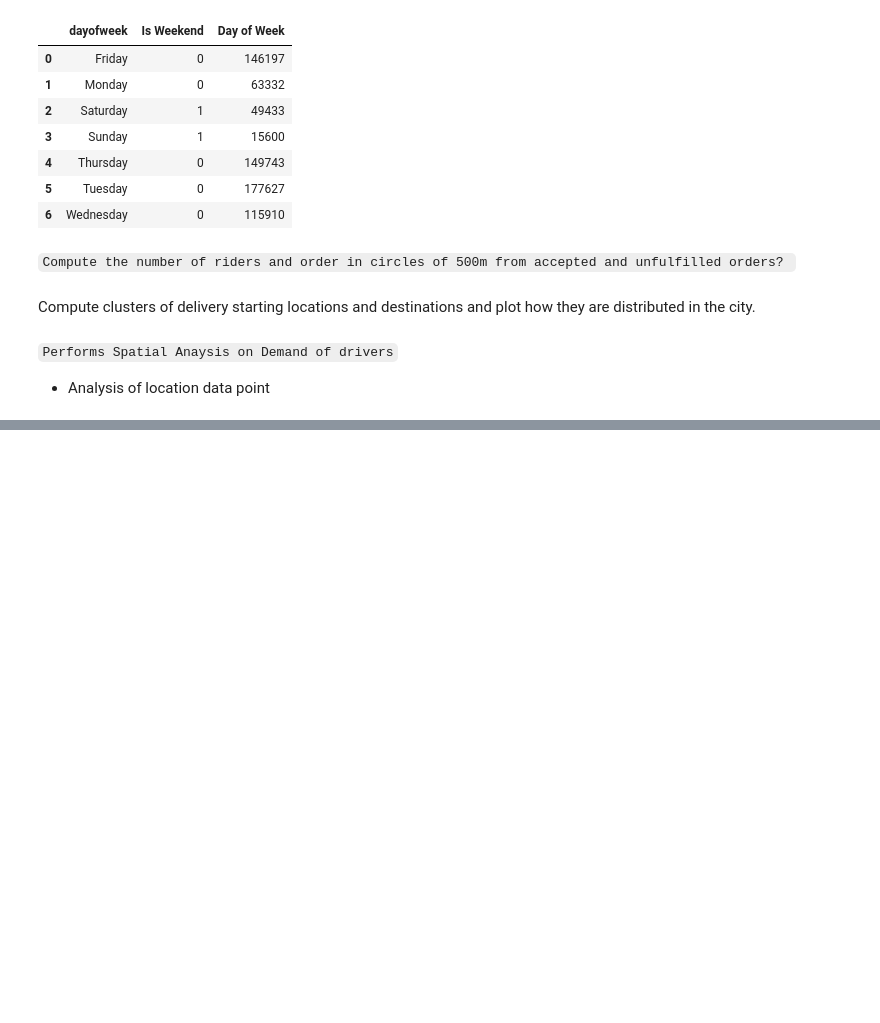
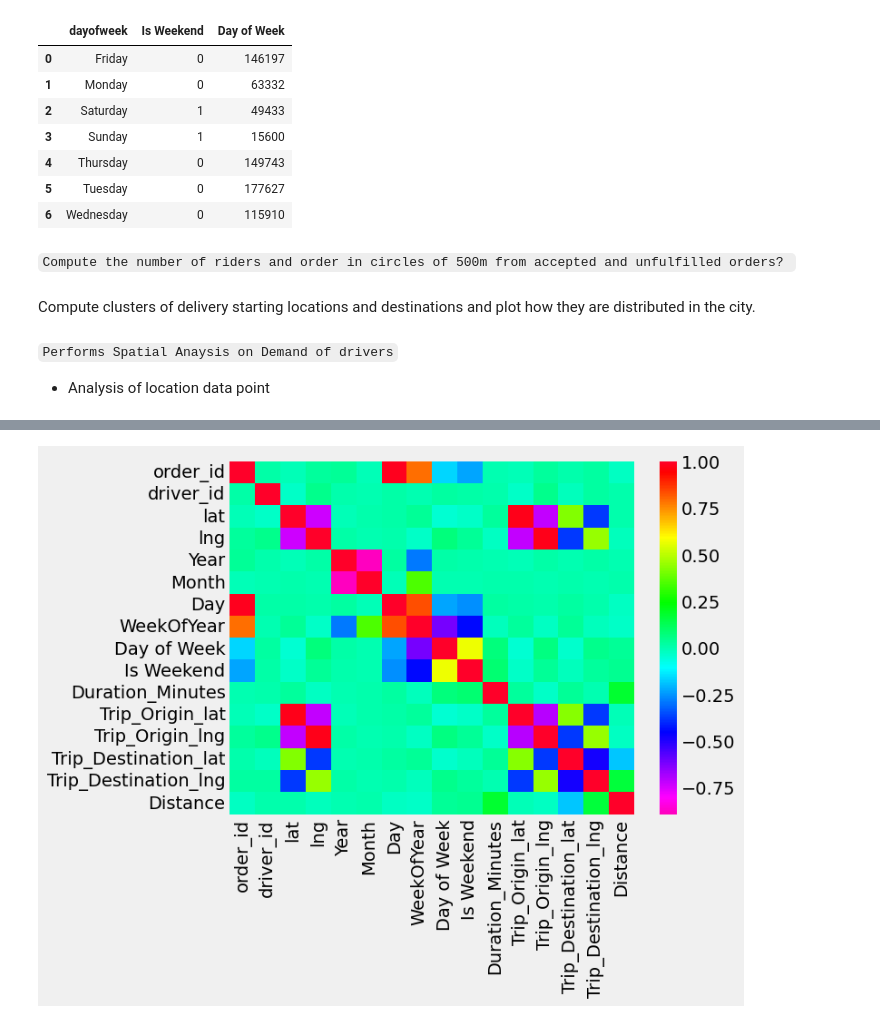
Before and after one commit to niyotham/Causal-Inference-Logistic-optimization, a Jupyter notebook: notebooks/eda_merged.ipynb, the cells around one changed output, grey strips where cells are left out. Drawn from its saved outputs; the diff is of its cells as text; code cells hidden in the pictures; blank space fills up the shorter version.

```diff
--- a/notebooks/eda_merged.ipynb
+++ b/notebooks/eda_merged.ipynb
@@ -144,0 +159,5 @@ plt.ylim(6.4,6.7)
+# %%
+sns.heatmap(df_clean.corr(),cmap='gist_rainbow_r')
+plt.show()
+# %% [output]
+[figure, added]
```
Also changed, not shown: parts of 3 cells of this notebook.
